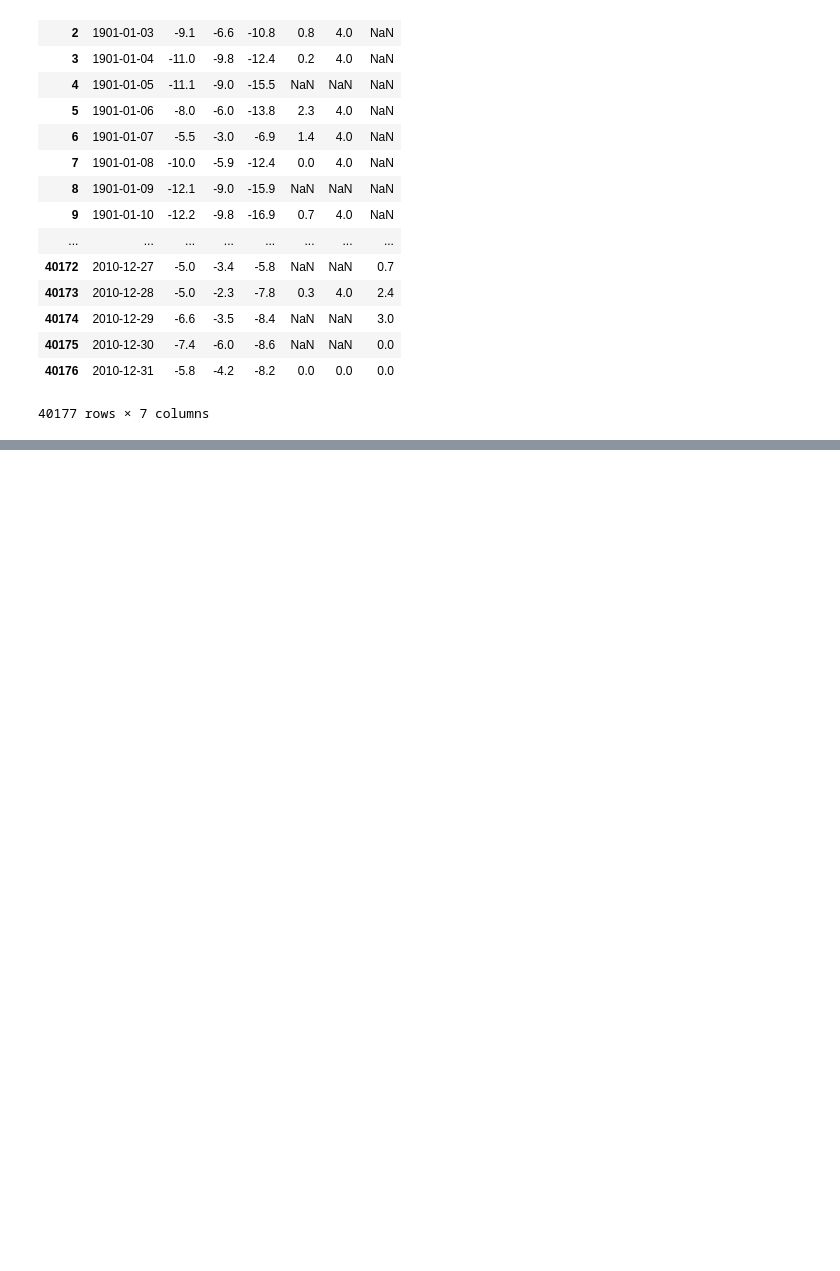
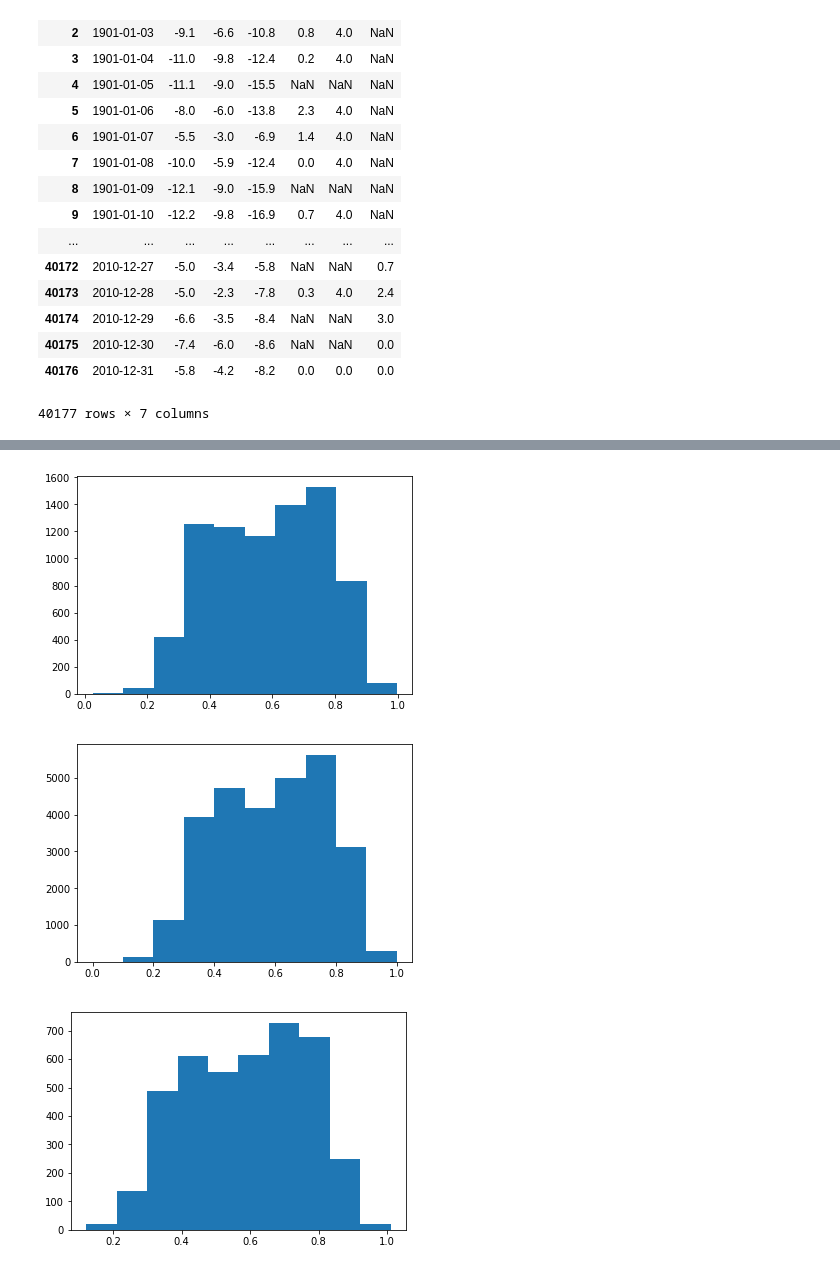
Before and after one commit to matech96/Deep-Learning-a-gyakorlatban-3-hazi, a Jupyter notebook: Untitled.ipynb, the cells around one changed output, grey strips where cells are left out. Saved outputs shown, nothing was run; the diff lists cells and outputs as text; code cells hidden in the pictures; blank space fills up the shorter version.

Commit message:
basic model

```diff
--- a/Untitled.ipynb
+++ b/Untitled.ipynb
@@ -48,0 +61,6 @@ data
+# %%
+data_one_day = np.stack([year, month, day, d_tx], 1)
+# %%
+memory_size = 7
+data_many_day_X = np.array([data_one_day[i:i+memory_size, :].flatten() for i in range(0, data_one_day.shape[0] - memory_size)])
+data_many_day_Y = np.array([data_one_day[i, 3].flatten() for i in range(memory_size, data_one_day.shape[0])])
@@ -48,0 +93,30 @@ data
+# %%
+from sklearn.model_selection import train_test_split
+from sklearn.preprocessing import MinMaxScaler
+
+train_data_many_day_X, dev_test_data_many_day_X, train_data_many_day_Y, dev_test_data_many_day_Y = \
+    train_test_split(data_many_day_X, data_many_day_Y, test_size=0.3, random_state=42)
+dev_data_many_day_X, test_data_many_day_X, dev_data_many_day_Y, test_data_many_day_Y = \
+    train_test_split(dev_test_data_many_day_X, dev_test_data_many_day_Y, test_size=0.66, random_state=42)
+normalizerX = MinMaxScaler().fit(train_data_many_day_X)
+normalizerY = MinMaxScaler().fit(train_data_many_day_Y)
+train_data_many_day_X = normalizerX.transform(train_data_many_day_X)
+dev_data_many_day_X = normalizerX.transform(dev_data_many_day_X)
+test_data_many_day_X = normalizerX.transform(test_data_many_day_X)
+train_data_many_day_Y = normalizerY.transform(train_data_many_day_Y)
+dev_data_many_day_Y = normalizerY.transform(dev_data_many_day_Y)
+test_data_many_day_Y = normalizerY.transform(test_data_many_day_Y)
+# %%
+from keras.models import Sequential
+from keras.layers import Dense
+
+model = Sequential()
+model.add(Dense(units=64, activation='relu', input_dim=4*7))
+model.add(Dense(units=64, activation='relu'))
+model.add(Dense(units=32, activation='relu'))
+model.add(Dense(units=1, activation='sigmoid'))
+
+model.compile(loss='mean_squared_error',
+              optimizer='adam',
+              metrics=['accuracy'])
+model.fit(train_data_many_day_X, train_data_many_day_Y, epochs=30, batch_size=32)
@@ -48,0 +187,11 @@ data
+# %%
+plt.hist(test_data_many_day_Y)
+plt.show()
+plt.hist(train_data_many_day_Y)
+plt.show()
+plt.hist(dev_data_many_day_Y)
+plt.show()
+# %% [output]
+[figure, added]
+[figure, added]
+[figure, added]
```
Also changed, not shown: parts of 13 cells of this notebook.
